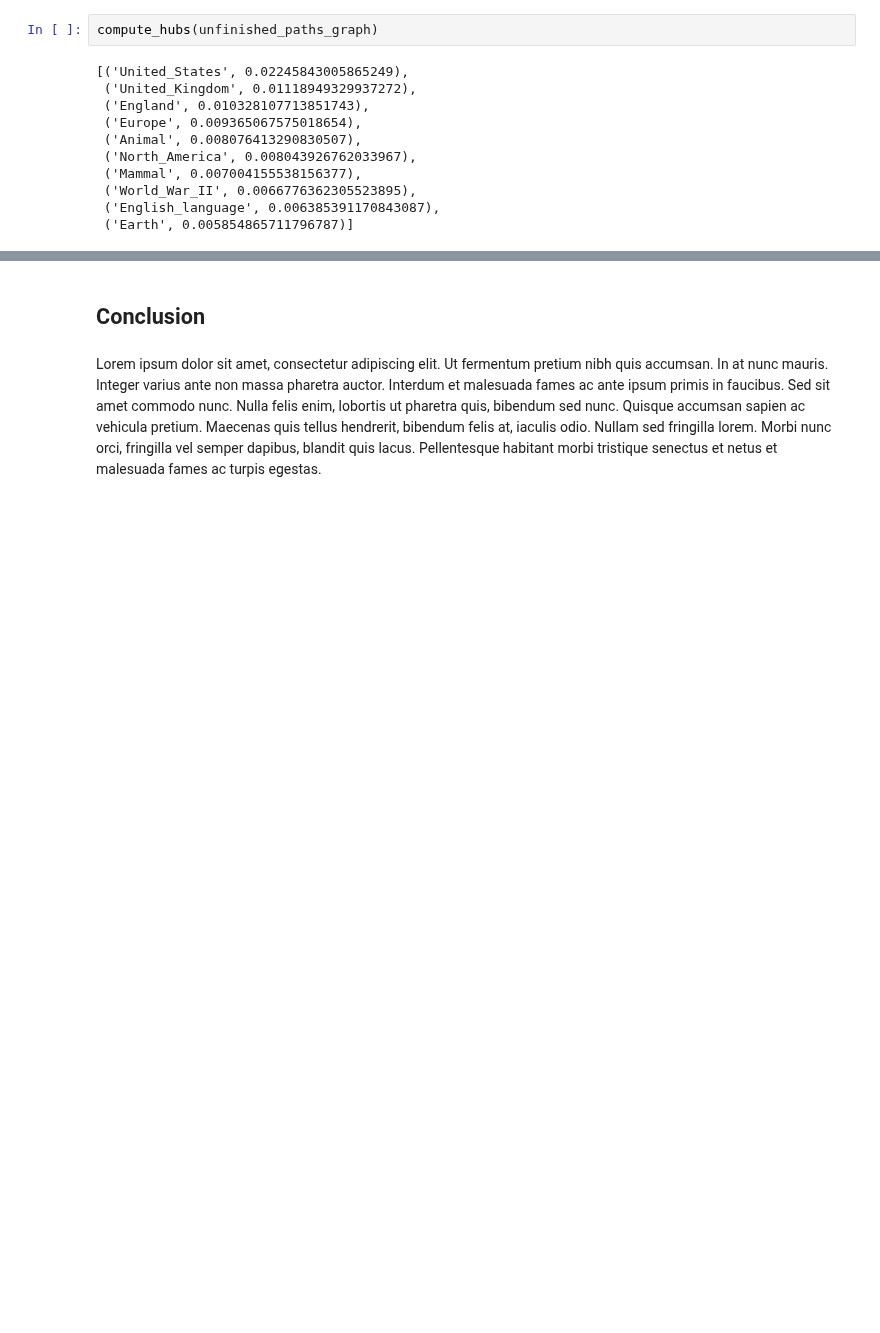
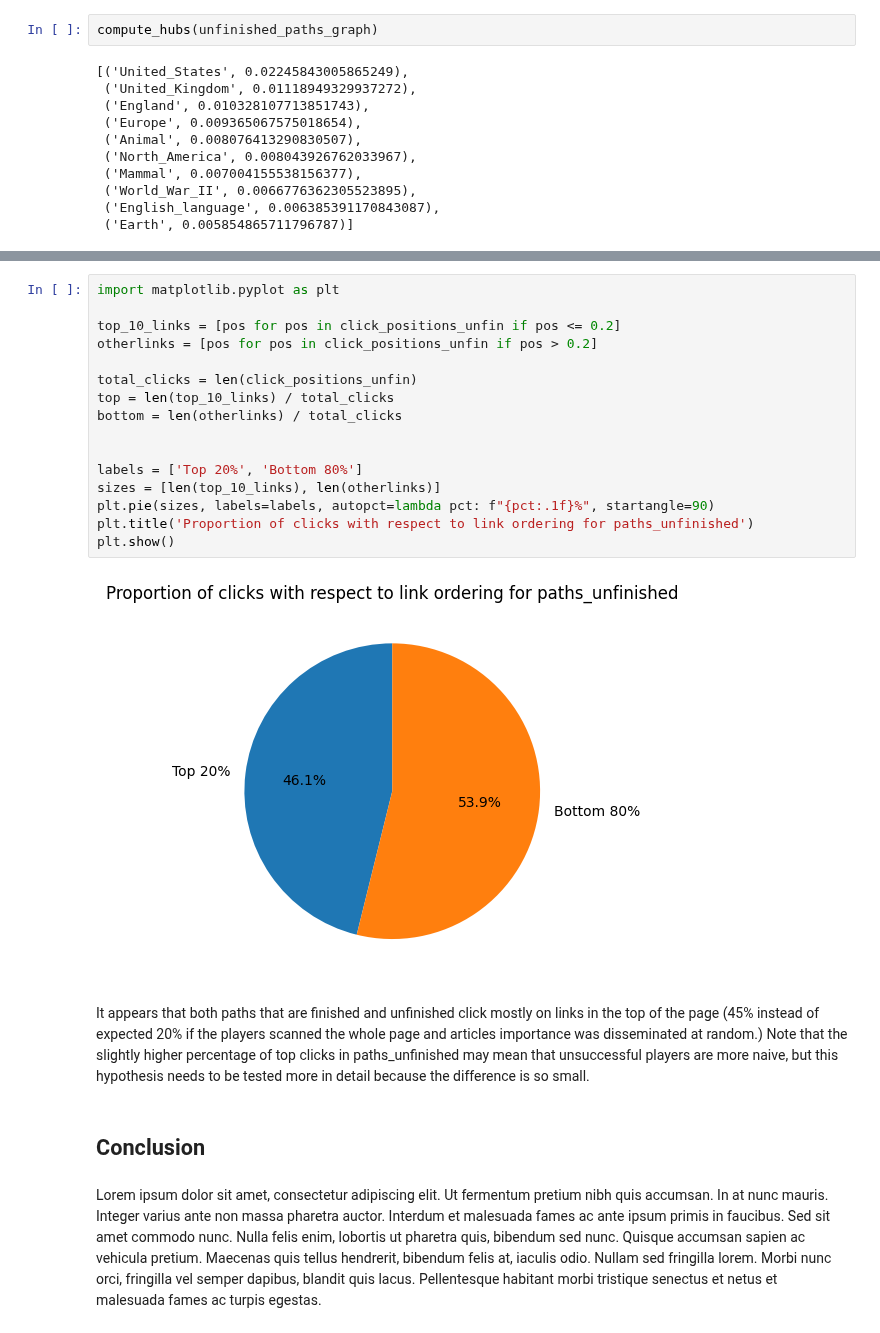
Before and after one commit to epfl-ada/ada-2024-project-5pack, a Jupyter notebook: analysis.ipynb, the cells around one changed output, grey strips where cells are left out. Drawn from its saved outputs; the diff is of its cells as text; blank space fills up the shorter version.

```diff
--- a/analysis.ipynb
+++ b/analysis.ipynb
@@ -212,3 +351,23 @@ Lorem ipsum dolor sit amet, consectetur adipiscing elit. Ut fermentum pretium ni
+# %%
+import matplotlib.pyplot as plt
+
+top_10_links = [pos for pos in click_positions_unfin if pos <= 0.2]
+otherlinks = [pos for pos in click_positions_unfin if pos > 0.2]
+
+total_clicks = len(click_positions_unfin)
+top = len(top_10_links) / total_clicks
+bottom = len(otherlinks) / total_clicks
+
+
+labels = ['Top 20%', 'Bottom 80%']
+sizes = [len(top_10_links), len(otherlinks)]
+plt.pie(sizes, labels=labels, autopct=lambda pct: f"{pct:.1f}%", startangle=90)
+plt.title('Proportion of clicks with respect to link ordering for paths_unfinished')
+plt.show()
+# %% [output]
+[figure, added]
+# %% [markdown]
+It appears that both paths that are finished and unfinished click mostly on links in the top of the page (45% instead of expected 20% if the players scanned the whole page and articles importance was disseminated at random.) Note that the slightly higher percentage of top clicks in paths_unfinished may mean that unsuccessful players are more naive, but this hypothesis needs to be tested more in detail because the difference is so small.
 # %% [markdown]
 ## Conclusion
 # %% [markdown]
```
Also changed, not shown: parts of 20 cells of this notebook.
